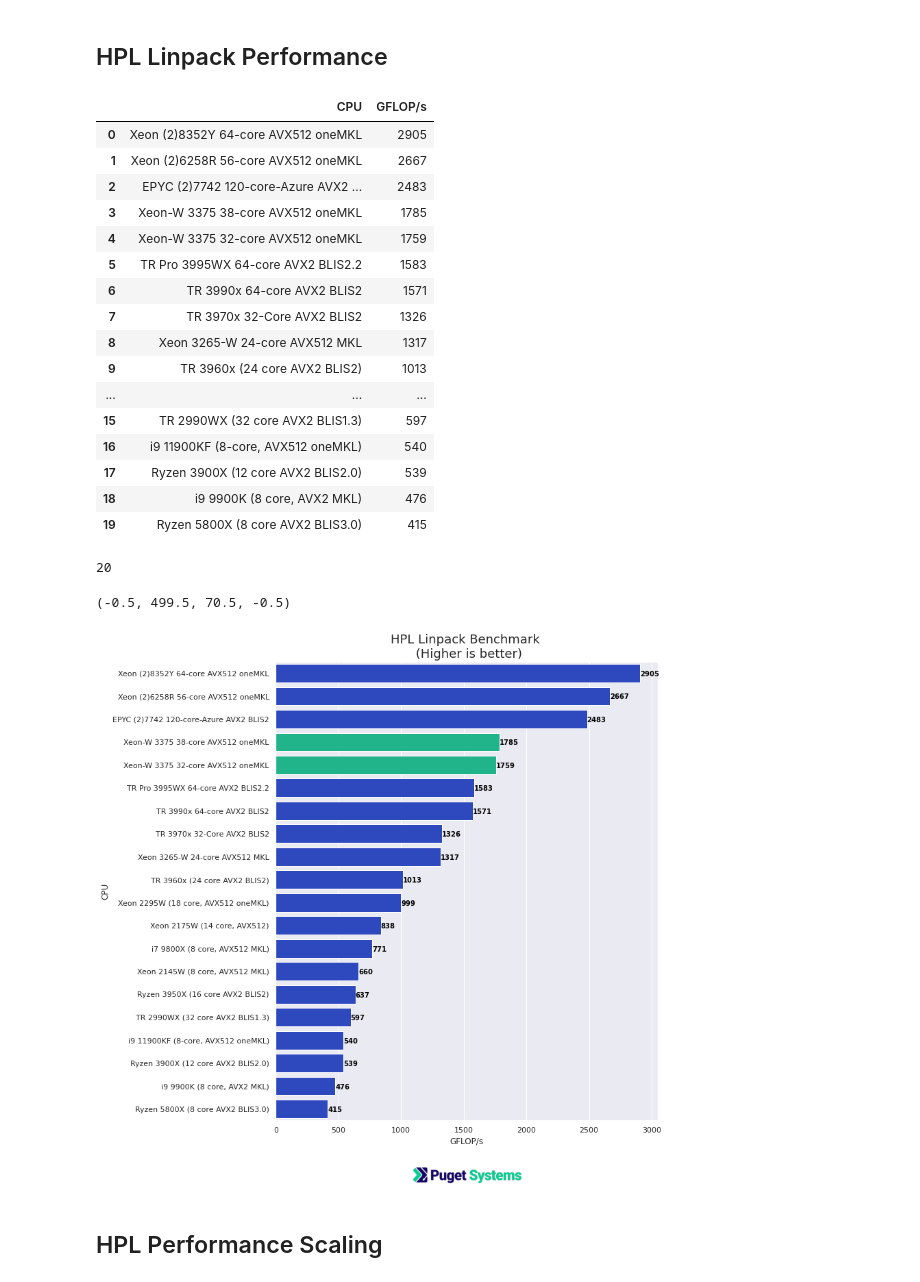
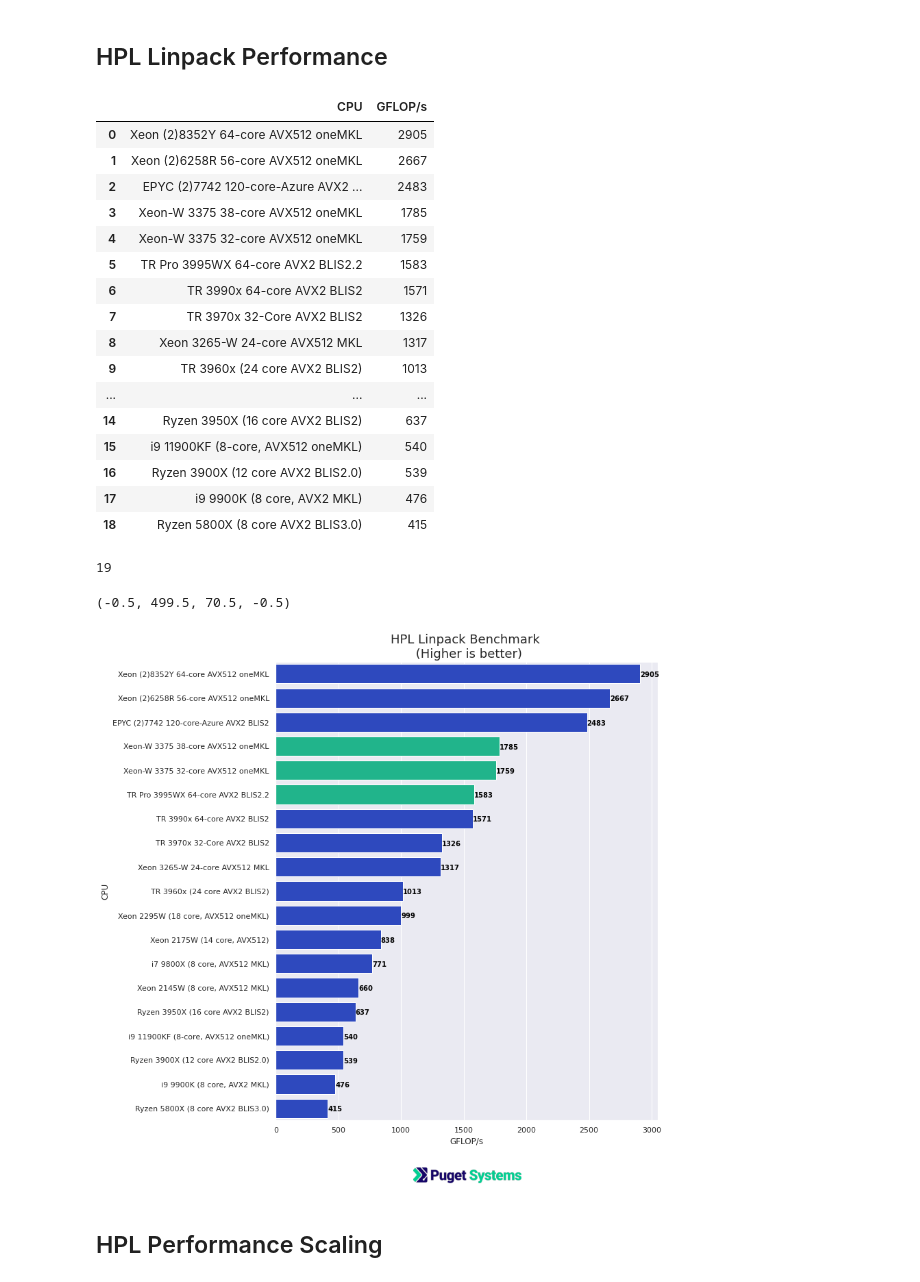
Before and after one commit to dbkinghorn/Notes, a Jupyter notebook: notes/Ice-Lake-Xeon/Xeon-W/ice-lake-plots.ipynb, the cells around one changed output. Saved outputs shown, nothing was run; the diff lists cells and outputs as text; code cells hidden in the pictures.

```diff
--- a/notes/Ice-Lake-Xeon/Xeon-W/ice-lake-plots.ipynb
+++ b/notes/Ice-Lake-Xeon/Xeon-W/ice-lake-plots.ipynb
@@ -39,13 +39,12 @@ dfhpl = pd.DataFrame({'CPU':[
     'i7 9800X (8 core, AVX512 MKL)',
     'Xeon 2145W (8 core, AVX512 MKL)',
     'Ryzen 3950X (16 core AVX2 BLIS2)',
-    'TR 2990WX (32 core AVX2 BLIS1.3)',
     'i9 11900KF (8-core, AVX512 oneMKL)',
     'Ryzen 3900X (12 core AVX2 BLIS2.0)',
     'i9 9900K (8 core, AVX2 MKL)',
     'Ryzen 5800X (8 core AVX2 BLIS3.0)'
      ],
-    'GFLOP/s':[2905,2667, 2483, 1785, 1759, 1583, 1571,1326,1317,1013,999,838,771,660,637,597,540,539,476,415]})
+    'GFLOP/s':[2905,2667, 2483, 1785, 1759, 1583, 1571,1326,1317,1013,999,838,771,660,637,540,539,476,415]})
 dfhpl
 # %% [output]
 |  | CPU | GFLOP/s |
@@ -60,11 +59,11 @@ dfhpl
 | 8 | Xeon 3265-W 24-core AVX512 MKL | 1317 |
 | 9 | TR 3960x (24 core AVX2 BLIS2) | 1013 |
 | ... | ... | ... |
-| 15 | TR 2990WX (32 core AVX2 BLIS1.3) | 597 |
-| 16 | i9 11900KF (8-core, AVX512 oneMKL) | 540 |
-| 17 | Ryzen 3900X (12 core AVX2 BLIS2.0) | 539 |
-| 18 | i9 9900K (8 core, AVX2 MKL) | 476 |
-| 19 | Ryzen 5800X (8 core AVX2 BLIS3.0) | 415 |
+| 14 | Ryzen 3950X (16 core AVX2 BLIS2) | 637 |
+| 15 | i9 11900KF (8-core, AVX512 oneMKL) | 540 |
+| 16 | Ryzen 3900X (12 core AVX2 BLIS2.0) | 539 |
+| 17 | i9 9900K (8 core, AVX2 MKL) | 476 |
+| 18 | Ryzen 5800X (8 core AVX2 BLIS3.0) | 415 |
 # %%
 gs = gridspec.GridSpec(2, 1, height_ratios=[30,1] )
 
@@ -72,36 +71,37 @@ ax1 = plt.subplot(gs[0])
 
 a = "#6be0c0" #"#08cc96" #"#f5b7b7" # "#cccccc" #"#E64C4C"# " "#fd411e"
 i = "#7389e6" # "#163AD6" # "#130c64" "#0071c5" "#7389E6"
 p = "#3e7aff"
 m = "#E6CE4C"
 d = "#163AD6"
 
 old = "#163AD6"
 new = "#08cc96"
 #clrs = [i,a,a,a,a,i,a,i,i,i,i,a,a,d,a,i,a]
-clrs = ["#163AD6"]*20
+clrs = ["#163AD6"]*19
 print(len(clrs))
 clrs[3] = new
 clrs[4] = new
+clrs[5] = new
 
 ax1.set_title('HPL Linpack Benchmark \n (Higher is better)', fontsize=18)
 
 ax1.figure.set_figwidth(10)
 ax1.figure.set_figheight(14)
 ax1 = sns.barplot(y="CPU", x="GFLOP/s", data=dfhpl, palette=clrs )
 y = dfhpl['GFLOP/s']
 for i, v in enumerate(y):
     ax1.text(v , i + .125, str(v), color='black', fontweight='bold')
 
 ax2 = plt.subplot(gs[1])
 
 logo = plt.imread('Puget-Systems-2020-logo-color-500.png')
 img = ax2.imshow(logo)
 ax2.axis('off')
 # %% [output]
-20
+19
 (-0.5, 499.5, 70.5, -0.5)
-[figure, old version]
+[figure, new version]
 # %% [markdown]
 ## HPL Performance Scaling
 # %%
```
Also changed, not shown: parts of 2 cells of this notebook, 7 other files.
